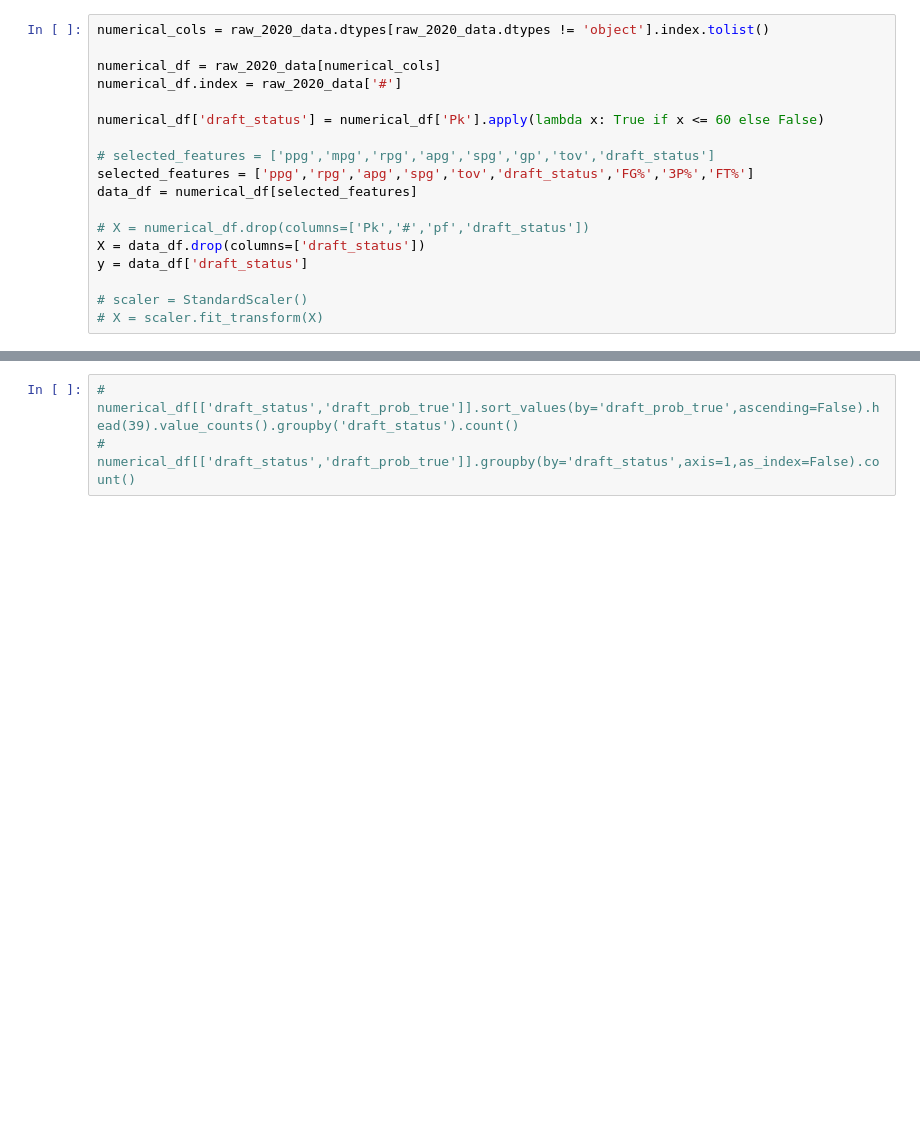
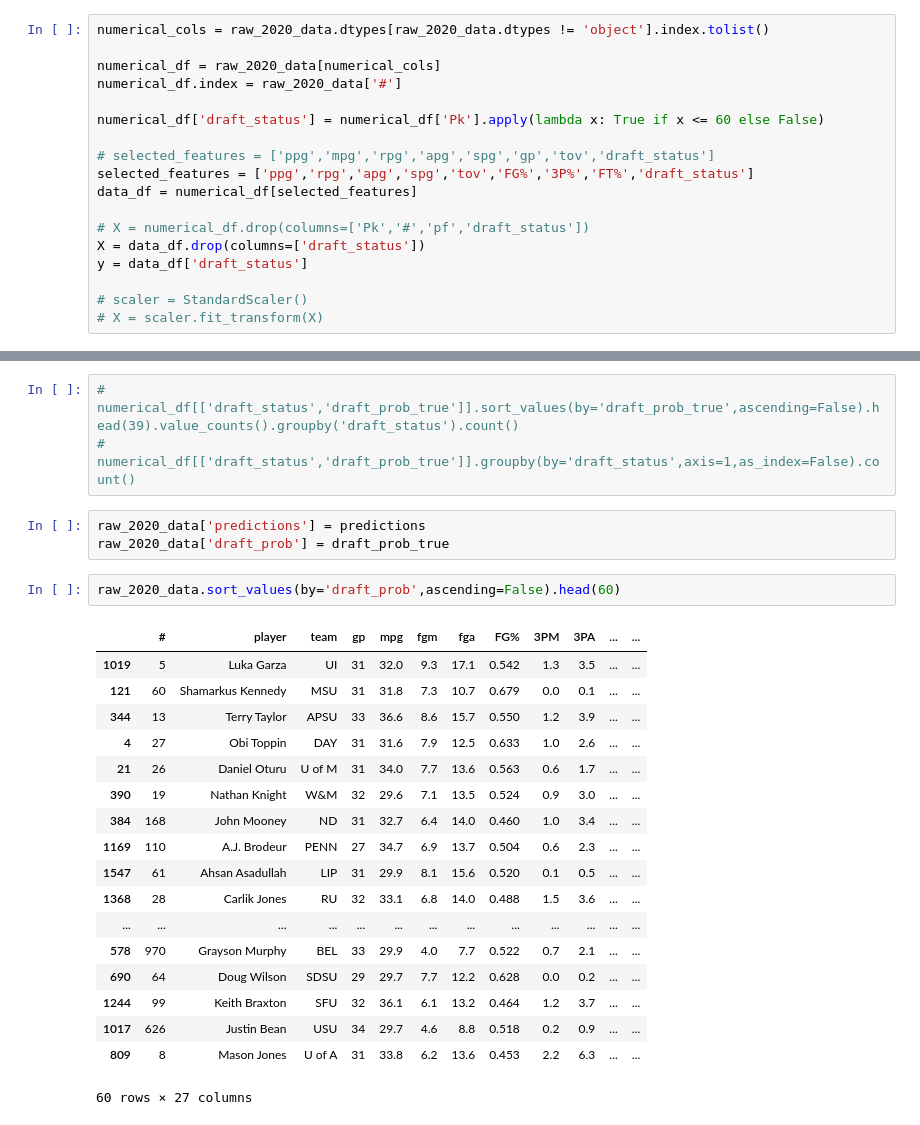
Before and after one commit to thorson-skywalker/NBA_draft_analysis, a Jupyter notebook: ML/ml_2020_draft_predictions.ipynb, the cells around one changed output, grey strips where cells are left out. Cells and saved outputs as stored; diff of their text form; blank space fills up the shorter version.

```diff
--- a/ML/ml_2020_draft_predictions.ipynb
+++ b/ML/ml_2020_draft_predictions.ipynb
@@ -40,7 +36,7 @@ numerical_df.index = raw_2020_data['#']
 numerical_df['draft_status'] = numerical_df['Pk'].apply(lambda x: True if x <= 60 else False)
 
 # selected_features = ['ppg','mpg','rpg','apg','spg','gp','tov','draft_status']
-selected_features = ['ppg','rpg','apg','spg','tov','draft_status','FG%','3P%','FT%']
+selected_features = ['ppg','rpg','apg','spg','tov','FG%','3P%','FT%','draft_status']
 data_df = numerical_df[selected_features]
 
 # X = numerical_df.drop(columns=['Pk','#','pf','draft_status'])
@@ -113,3 +109,27 @@ dtype: int64
 # %%
 # numerical_df[['draft_status','draft_prob_true']].sort_values(by='draft_prob_true',ascending=False).head(39).value_counts().groupby('draft_status').count()
 # numerical_df[['draft_status','draft_prob_true']].groupby(by='draft_status',axis=1,as_index=False).count()
+# %%
+raw_2020_data['predictions'] = predictions
+raw_2020_data['draft_prob'] = draft_prob_true
+# %%
+raw_2020_data.sort_values(by='draft_prob',ascending=False).head(60)
+# %% [output]
+|  | # | player | team | gp | mpg | fgm | fga | FG% | 3PM | 3PA | ... | ... |
+| 1019 | 5 | Luka Garza | UI | 31 | 32.0 | 9.3 | 17.1 | 0.542 | 1.3 | 3.5 | ... | ... |
+| 121 | 60 | Shamarkus Kennedy | MSU | 31 | 31.8 | 7.3 | 10.7 | 0.679 | 0.0 | 0.1 | ... | ... |
+| 344 | 13 | Terry Taylor | APSU | 33 | 36.6 | 8.6 | 15.7 | 0.550 | 1.2 | 3.9 | ... | ... |
+| 4 | 27 | Obi Toppin | DAY | 31 | 31.6 | 7.9 | 12.5 | 0.633 | 1.0 | 2.6 | ... | ... |
+| 21 | 26 | Daniel Oturu | U of M | 31 | 34.0 | 7.7 | 13.6 | 0.563 | 0.6 | 1.7 | ... | ... |
+| 390 | 19 | Nathan Knight | W&M | 32 | 29.6 | 7.1 | 13.5 | 0.524 | 0.9 | 3.0 | ... | ... |
+| 384 | 168 | John Mooney | ND | 31 | 32.7 | 6.4 | 14.0 | 0.460 | 1.0 | 3.4 | ... | ... |
+| 1169 | 110 | A.J. Brodeur | PENN | 27 | 34.7 | 6.9 | 13.7 | 0.504 | 0.6 | 2.3 | ... | ... |
+| 1547 | 61 | Ahsan Asadullah | LIP | 31 | 29.9 | 8.1 | 15.6 | 0.520 | 0.1 | 0.5 | ... | ... |
+| 1368 | 28 | Carlik Jones | RU | 32 | 33.1 | 6.8 | 14.0 | 0.488 | 1.5 | 3.6 | ... | ... |
+| ... | ... | ... | ... | ... | ... | ... | ... | ... | ... | ... | ... | ... |
+| 578 | 970 | Grayson Murphy | BEL | 33 | 29.9 | 4.0 | 7.7 | 0.522 | 0.7 | 2.1 | ... | ... |
+| 690 | 64 | Doug Wilson | SDSU | 29 | 29.7 | 7.7 | 12.2 | 0.628 | 0.0 | 0.2 | ... | ... |
+| 1244 | 99 | Keith Braxton | SFU | 32 | 36.1 | 6.1 | 13.2 | 0.464 | 1.2 | 3.7 | ... | ... |
+| 1017 | 626 | Justin Bean | USU | 34 | 29.7 | 4.6 | 8.8 | 0.518 | 0.2 | 0.9 | ... | ... |
+| 809 | 8 | Mason Jones | U of A | 31 | 33.8 | 6.2 | 13.6 | 0.453 | 2.2 | 6.3 | ... | ... |
+60 rows × 27 columns
```
Also changed, not shown: parts of 1 cell of this notebook, 7 other files.
